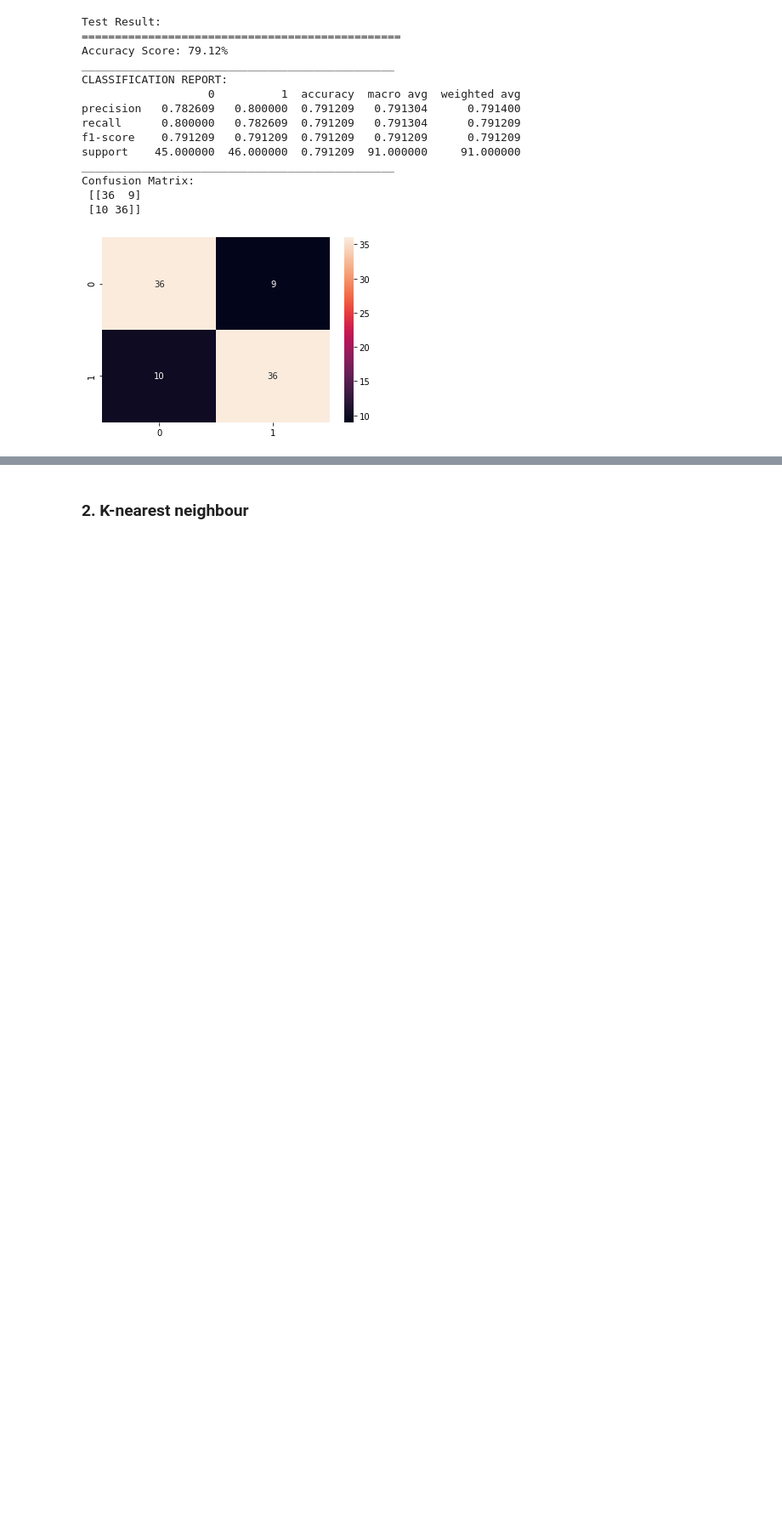
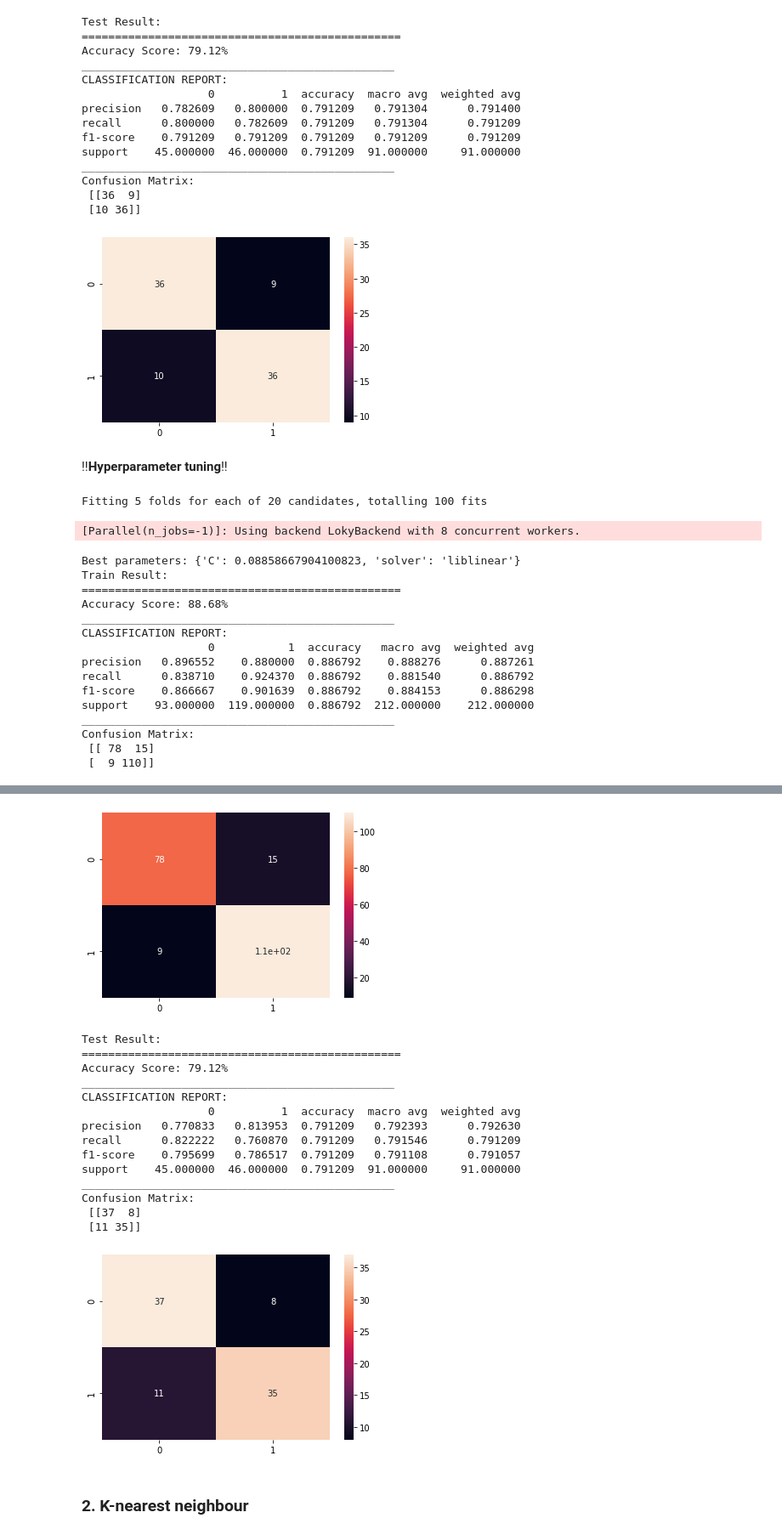
Before and after one commit to AdamHorvath12/Heart-Disease-Prediction, a Jupyter notebook: Heart-Disease-Prediction.ipynb, the cells around one changed output, grey strips where cells are left out. Shown at 85% size. Saved outputs shown, nothing was run; the diff lists cells and outputs as text; code cells hidden in the pictures; blank space fills up the shorter version.

```diff
--- a/Heart-Disease-Prediction.ipynb
+++ b/Heart-Disease-Prediction.ipynb
@@ -262,3 +263,39 @@ Confusion Matrix:
  [[36  9]
  [10 36]]
 [figure]
+# %% [markdown]
+!!**Hyperparameter tuning**!!
+# %%
+params = {"C": np.logspace(-4, 4, 20),
+          "solver": ["liblinear"]}
+
+lr_clf = LogisticRegression()
+
+lr_cv = GridSearchCV(lr_clf, params, scoring="accuracy", n_jobs=-1, verbose=1, cv=5, iid=True)
+lr_cv.fit(X_train, y_train)
+best_params = lr_cv.best_params_
+print(f"Best parameters: {best_params}")
+lr_clf_tuned = LogisticRegression(**best_params)
+
+lr_clf_tuned.fit(X_train, y_train)
+
+print_score(lr_clf_tuned, X_train, y_train, X_test, y_test, train=True)
+print_score(lr_clf_tuned, X_train, y_train, X_test, y_test, train=False)
+# %% [output]
+Fitting 5 folds for each of 20 candidates, totalling 100 fits
+[Parallel(n_jobs=-1)]: Using backend LokyBackend with 8 concurrent workers.
+Best parameters: {'C': 0.08858667904100823, 'solver': 'liblinear'}
+Train Result:
+================================================
+Accuracy Score: 88.68%
+_______________________________________________
+CLASSIFICATION REPORT:
+                   0           1  accuracy   macro avg  weighted avg
+precision   0.896552    0.880000  0.886792    0.888276      0.887261
+recall      0.838710    0.924370  0.886792    0.881540      0.886792
+f1-score    0.866667    0.901639  0.886792    0.884153      0.886298
+support    93.000000  119.000000  0.886792  212.000000    212.000000
+_______________________________________________
+Confusion Matrix:
+ [[ 78  15]
+ [  9 110]]
@@ -265,3 +304,19 @@ Confusion Matrix:
+[figure, added]
+Test Result:
+================================================
+Accuracy Score: 79.12%
+_______________________________________________
+CLASSIFICATION REPORT:
+                   0          1  accuracy  macro avg  weighted avg
+precision   0.770833   0.813953  0.791209   0.792393      0.792630
+recall      0.822222   0.760870  0.791209   0.791546      0.791209
+f1-score    0.795699   0.786517  0.791209   0.791108      0.791057
+support    45.000000  46.000000  0.791209  91.000000     91.000000
+_______________________________________________
+Confusion Matrix:
+ [[37  8]
+ [11 35]]
+[figure, added]
 # %% [markdown]
 ### 2. K-nearest neighbour
 # %%
```
Also changed, not shown: parts of 11 cells of this notebook, 1 other file.
